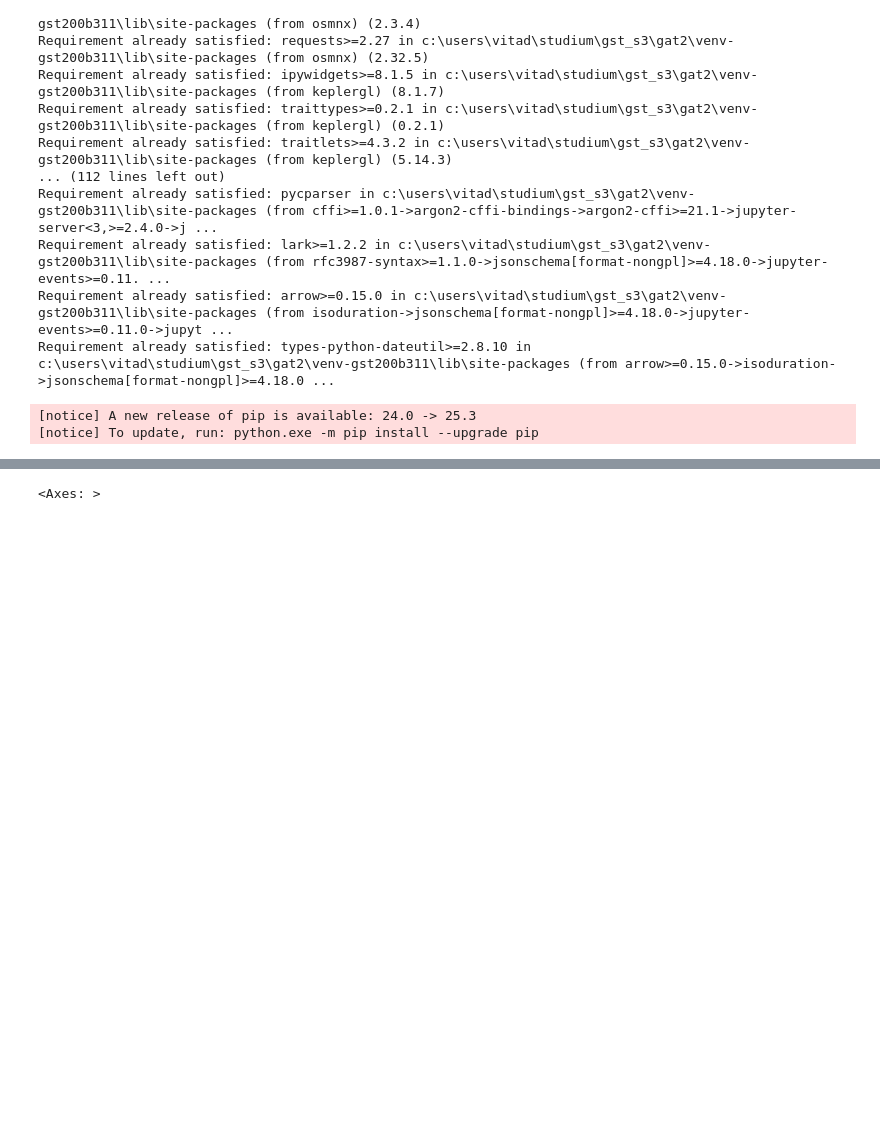
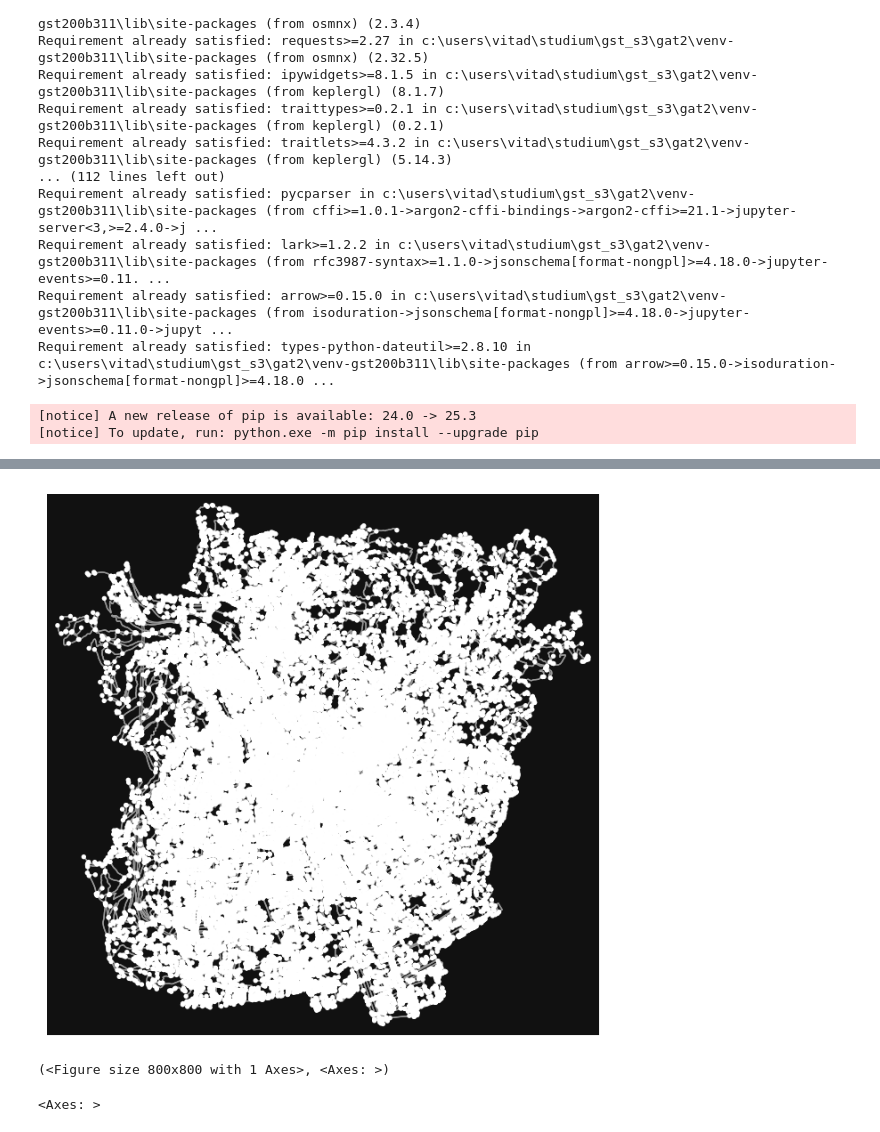
Before and after one commit to tobiashochreiter/Mid-Term-Project-GIS-Analysis-2, a Jupyter notebook: group4_midterm.ipynb, the cells around one changed output, grey strips where cells are left out. Cells and saved outputs as stored; diff of their text form; code cells hidden in the pictures; blank space fills up the shorter version.

```diff
--- a/group4_midterm.ipynb
+++ b/group4_midterm.ipynb
@@ -38,3 +84,19 @@ gdf_graz = gdf_graz.to_crs(epsg=31256)
+# %%
+#if street network already exists, load it (to save time), otherwise download and save it
+try:
+    network_graz = ox.load_graphml("graz_street_network.graphml")
+except:
+    # get the street network for walking within the boundary of Graz
+    network_graz = ox.graph_from_place(place_name, network_type="all")
+    network_graz = ox.project_graph(network_graz, to_crs="epsg:31256")
+    #save the graph
+    ox.save_graphml(network_graz, filepath="graz_street_network.graphml")
+
+# Plot the network using osmnx built-in function
+ox.plot_graph(network_graz)
+# %% [output]
+[figure, added]
+(<Figure size 800x800 with 1 Axes>, <Axes: >)
 # %%
 # Define tags for urban green spaces and parks
 tags = {
```
Also changed, not shown: parts of 28 cells of this notebook, 10 other files.
